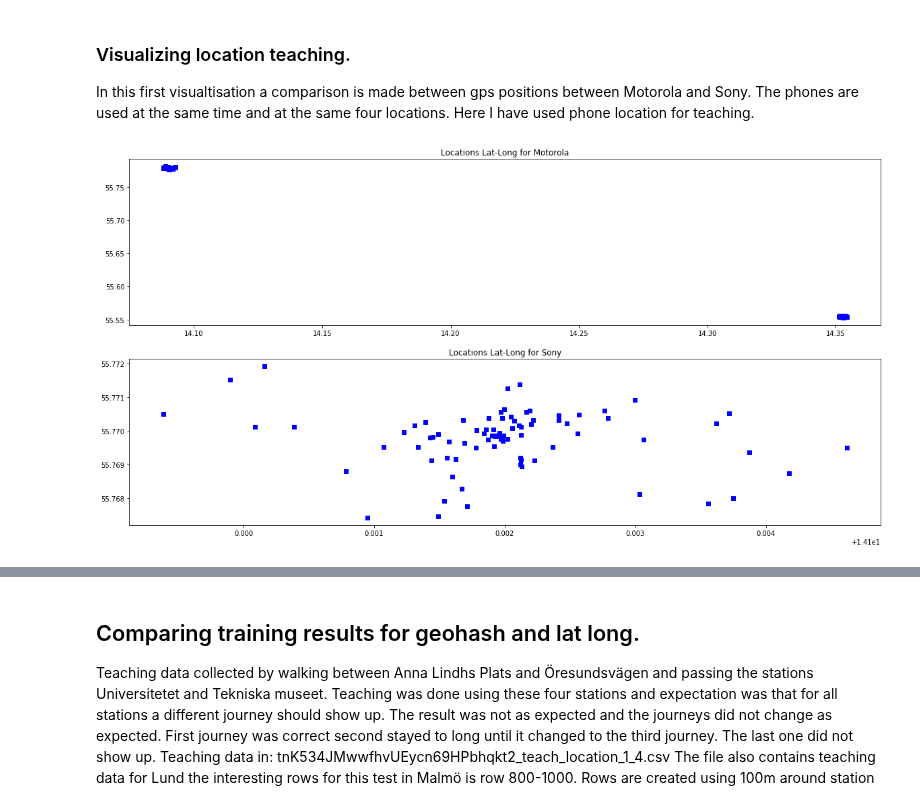
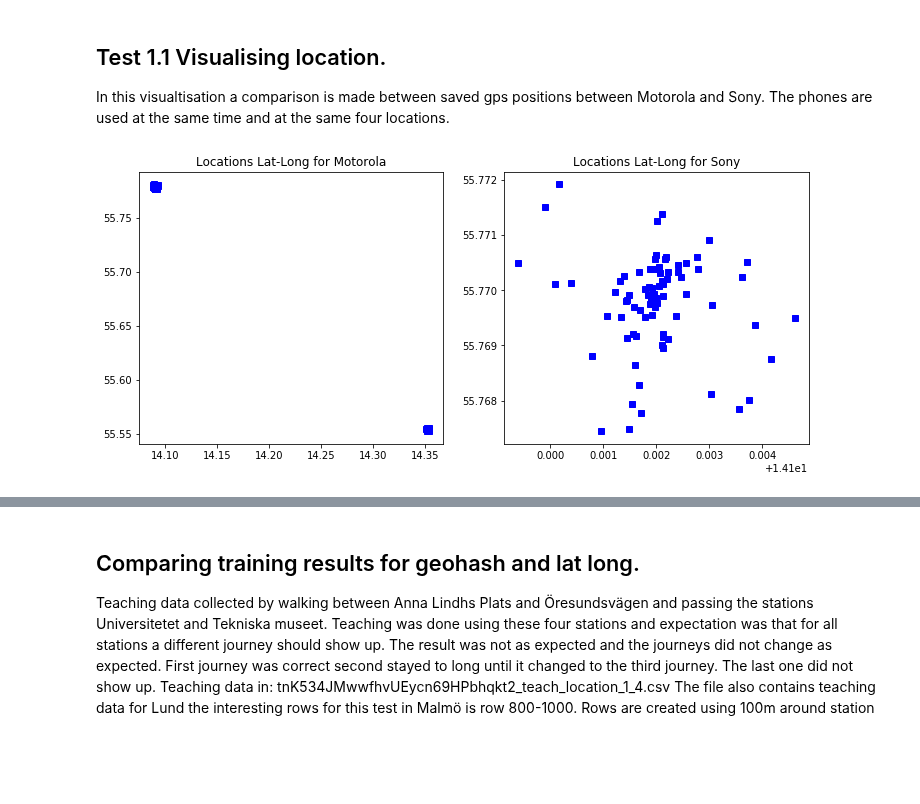
Before and after one commit to k3larra/commuter, a Jupyter notebook: machine_teaching/func_test_1/Location_visualisation.ipynb, the cells around one changed output, grey strips where cells are left out. Cells and saved outputs as stored; diff of their text form; code cells hidden in the pictures; blank space fills up the shorter version.

```diff
--- a/machine_teaching/func_test_1/Location_visualisation.ipynb
+++ b/machine_teaching/func_test_1/Location_visualisation.ipynb
@@ -1,26 +1,26 @@
 # %% [markdown]
-### Visualizing location teaching.
-In this first visualtisation a comparison is made between gps positions between Motorola and Sony. The phones are used at the same time and at the same four locations.
-Here I have used phone location for teaching.
+## Test 1.1 Visualising location.
+In this visualtisation a comparison is made between saved gps positions between Motorola and Sony. The phones are used at the same time and at the same four locations.
 # %%
 import numpy as np
 import pandas as pd
 import matplotlib.pyplot as plt
 import random
 import scipy.spatial.distance
 dataSet1 = pd.read_csv("ehaBtfOPDNZjzy1MEvjQmGo4Zv12_teach_location.csv")
 dataSet2 = pd.read_csv("tnK534JMwwfhvUEycn69HPbhqkt2_teach_location.csv")
 
 trainingData1 = np.array(dataSet1)
 trainingData2 = np.array(dataSet2)
-plt.subplot(2, 1, 1)
+plt.rcParams["figure.figsize"] = (12,5)
+plt.subplot(1, 2, 1)
 plt.title("Locations Lat-Long for Motorola")
 plt.plot(trainingData1[:,1],trainingData1[:,2],'bs')
-#plt.rcParams["figure.figsize"] = (20,10)
-plt.subplot(2, 1, 2)
+#plt.rcParams["figure.figsize"] = (10,10)
+plt.subplot(1, 2, 2)
 plt.title("Locations Lat-Long for Sony")
 plt.plot(trainingData2[:,1],trainingData2[:,2],'bs')
 #plt.rcParams["figure.figsize"] = (20,10)
 plt.show()
 # %% [output]
-[figure, old version]
+[figure, new version]
```
Also changed, not shown: parts of 22 cells of this notebook, 5 other files.
